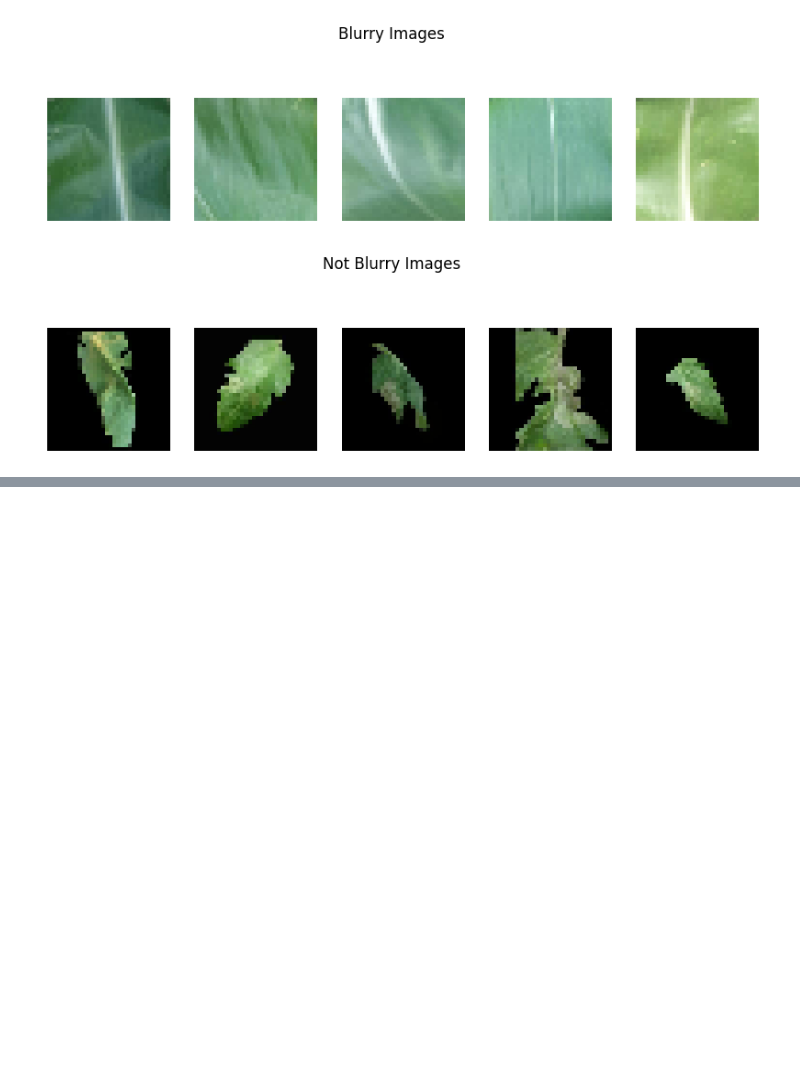
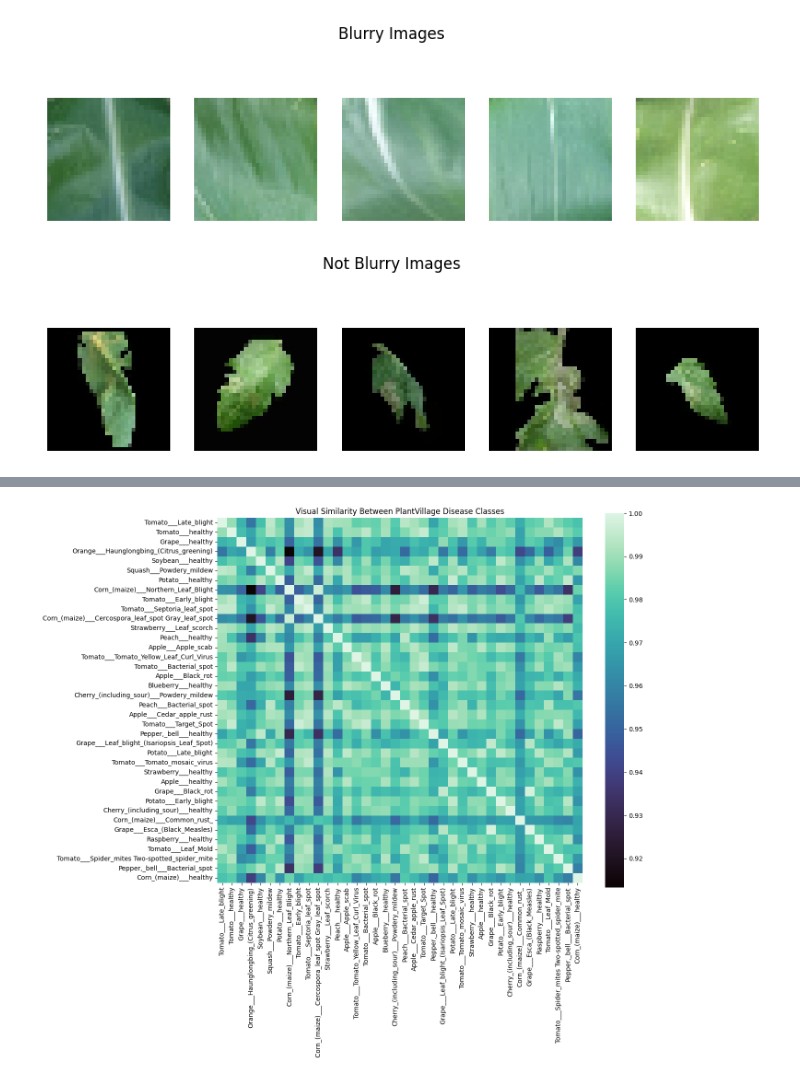
Before and after one commit to gauri18shinde-star/WiDs-5.0, a Jupyter notebook: wids-5-0.ipynb, the cells around one changed output, grey strips where cells are left out. Saved outputs shown, nothing was run; the diff lists cells and outputs as text; code cells hidden in the pictures; blank space fills up the shorter version.

```diff
--- a/wids-5-0.ipynb
+++ b/wids-5-0.ipynb
@@ -330,3 +330,100 @@ Blurry image paths:
 ../input/plantvillage-dataset/color/Corn_(maize)___healthy/37fa5c5c-0c0b-4f9e-b3fa-f9fac95639a7___R.S_HL 8191 copy.jpg
 [figure]
 [figure]
+# %%
+import os
+import cv2
+import numpy as np
+import matplotlib.pyplot as plt
+from glob import glob
+from collections import defaultdict
+
+from skimage.feature import hog
+from sklearn.metrics.pairwise import cosine_similarity
+import pandas as pd
+import seaborn as sns
+DATASET_DIR = "../input/plantvillage-dataset/color"
+IMAGE_SIZE = (64, 64)  # slightly larger for better features
+MAX_IMAGES_PER_CLASS = 200  # limit for speed (optional)
+
+images = []
+image_paths = []
+
+for class_name in os.listdir(DATASET_DIR):
+    class_path = os.path.join(DATASET_DIR, class_name)
+    if not os.path.isdir(class_path):
+        continue
+
+    img_count = 0
+    for img_path in glob(os.path.join(class_path, "*.*")):
+        if img_count >= MAX_IMAGES_PER_CLASS:
+            break
+
+        img = cv2.imread(img_path)
+        if img is None:
+            continue
+
+        img = cv2.resize(img, IMAGE_SIZE)
+        images.append(img)
+        image_paths.append(img_path)
+        img_count += 1
+
+print(f"Total images loaded: {len(images)}")
+print(f"Total classes: {len(set(os.path.basename(os.path.dirname(p)) for p in image_paths))}")
+def extract_features(img):
+    gray = cv2.cvtColor(img, cv2.COLOR_BGR2GRAY)
+    features = hog(
+        gray,
+        orientations=9,
+        pixels_per_cell=(8, 8),
+        cells_per_block=(2, 2),
+        block_norm="L2-Hys"
+    )
+    return features
+class_features = defaultdict(list)
+
+for img, path in zip(images, image_paths):
+    class_name = os.path.basename(os.path.dirname(path))
+    feat = extract_features(img)
+    class_features[class_name].append(feat)
+
+print("Classes processed:", len(class_features))
+class_embeddings = {}
+
+for cls, feats in class_features.items():
+    class_embeddings[cls] = np.mean(feats, axis=0)
+classes = list(class_embeddings.keys())
+embeddings = np.array([class_embeddings[c] for c in classes])
+
+similarity_matrix = cosine_similarity(embeddings)
+# ==============================
+# Top-N Most Similar Class Pairs
+# ==============================
+TOP_N = 10
+
+pairs = []
+
+num_classes = len(classes)
+
+for i in range(num_classes):
+    for j in range(i + 1, num_classes):  # avoid duplicates & self-comparison
+        sim = similarity_matrix[i, j]
+        pairs.append((classes[i], classes[j], sim))
+
+# Sort by similarity (descending)
+pairs.sort(key=lambda x: x[2], reverse=True)
+
+print(f"\nTop {TOP_N} Most Visually Similar Disease Classes:\n")
+for rank, (c1, c2, score) in enumerate(pairs[:TOP_N], start=1):
+    print(f"{rank:2d}. {c1}  <-->  {c2}| Similarity: {score:.4f}")
+
+df = pd.DataFrame(similarity_matrix, index=classes, columns=classes)
+
+plt.figure(figsize=(14, 12))
+sns.heatmap(df, cmap="mako", square=True)
+plt.title("Visual Similarity Between PlantVillage Disease Classes")
+plt.xticks(rotation=90)
+plt.yticks(rotation=0)
+plt.tight_layout()
+plt.show()
+# %% [output]
@@ -332,0 +446 @@ Blurry image paths:
+[figure, added]
```
Also changed, not shown: parts of 3 cells of this notebook.
